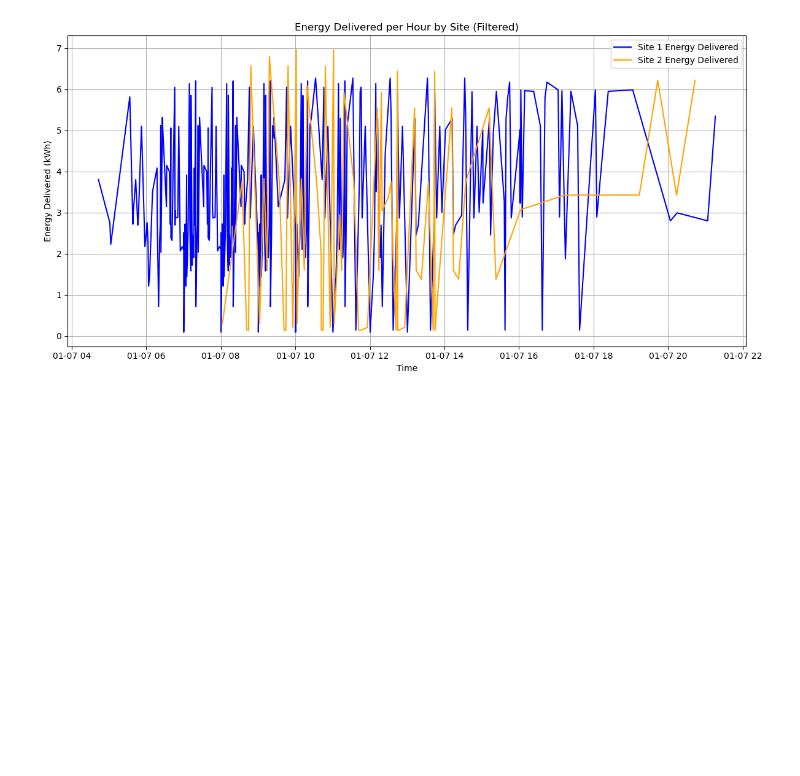
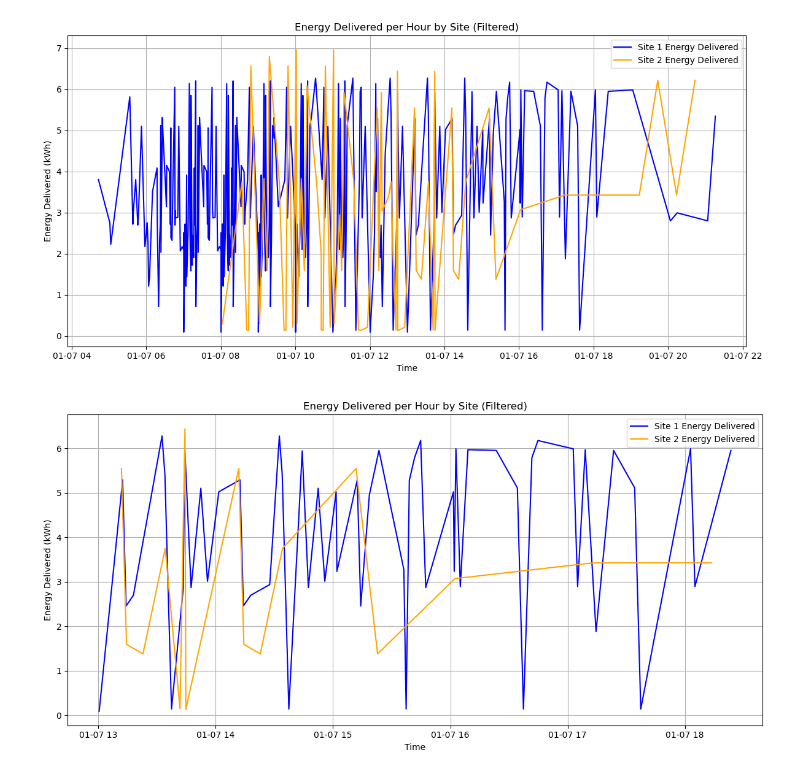
Before and after one commit to JanRkck/AA24, a Jupyter notebook: Task2b.ipynb, the cells around one changed output. Drawn from its saved outputs; the diff is of its cells as text; code cells hidden in the pictures; blank space fills up the shorter version.

```diff
--- a/Task2b.ipynb
+++ b/Task2b.ipynb
@@ -619,3 +619,48 @@ plt.tight_layout()
 plt.show()
 # %% [output]
 [figure]
+# %%
+# Define the timezone and filter timeframe
+timezone = pytz.timezone('America/Los_Angeles')
+filtered_start_time = datetime(2020, 1, 7, 22, 0).astimezone(timezone)
+filtered_end_time = datetime(2020, 1, 8, 4, 0).astimezone(timezone)
+
+# Ensure the 'hour' column is timezone-aware
+#hourly_energy_by_site['hour'] = hourly_energy_by_site['hour'].dt.tz_localize('UTC').dt.tz_convert(timezone)
+
+# Filter the DataFrame based on the timeframe
+filtered_energy_df = hourly_energy_by_site[
+    (hourly_energy_by_site['hour'] >= filtered_start_time) &
+    (hourly_energy_by_site['hour'] <= filtered_end_time)
+]
+
+# --- Plot Filtered Energy Delivered per Hour ---
+plt.figure(figsize=(12, 6))
+
+# Plot for Site 1
+energy_delivered_site1 = filtered_energy_df[filtered_energy_df['siteID'] == 1]
+plt.plot(
+    energy_delivered_site1['hour'],
+    energy_delivered_site1['energyPerHour'],
+    label='Site 1 Energy Delivered',
+    color='blue'
+)
+
+# Plot for Site 2
+energy_delivered_site2 = filtered_energy_df[filtered_energy_df['siteID'] == 2]
+plt.plot(
+    energy_delivered_site2['hour'],
+    energy_delivered_site2['energyPerHour'],
+    label='Site 2 Energy Delivered',
+    color='orange'
+)
+
+plt.title('Energy Delivered per Hour by Site (Filtered)')
+plt.xlabel('Time')
+plt.ylabel('Energy Delivered (kWh)')
+plt.legend()
+plt.grid()
+plt.tight_layout()
+plt.show()
+# %% [output]
+[figure, added]
```
